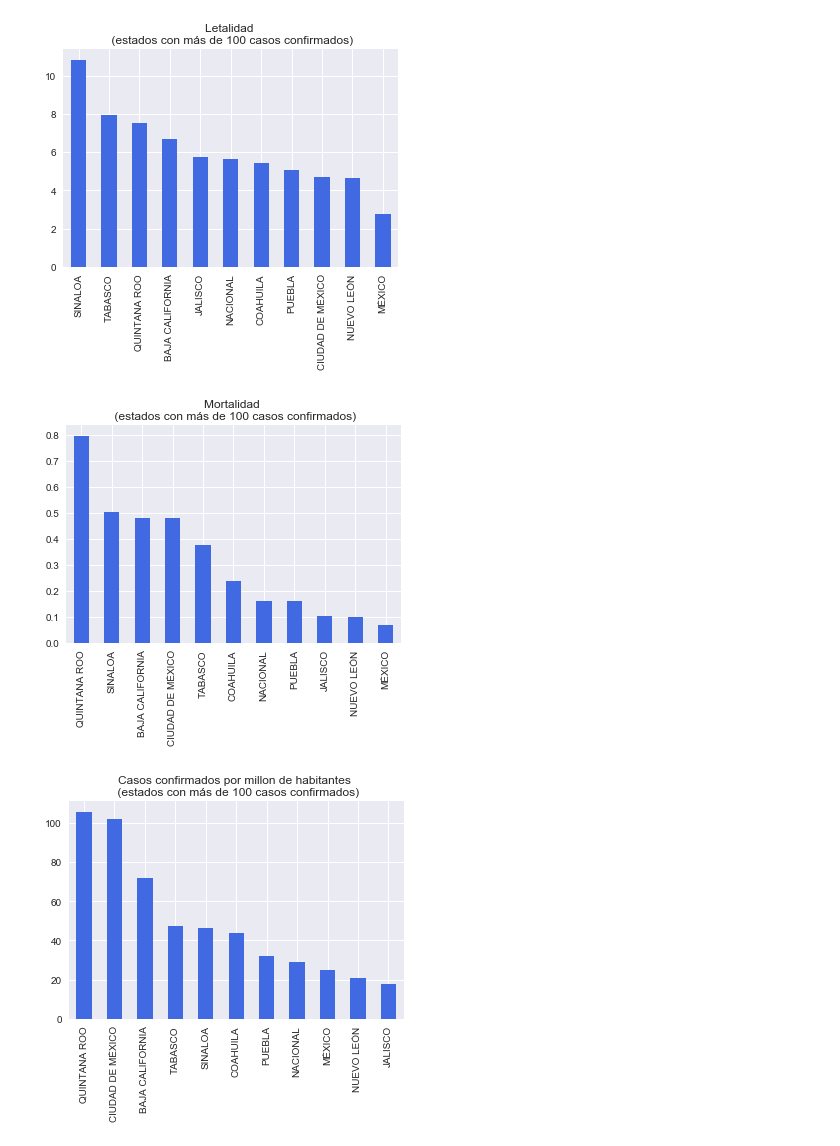
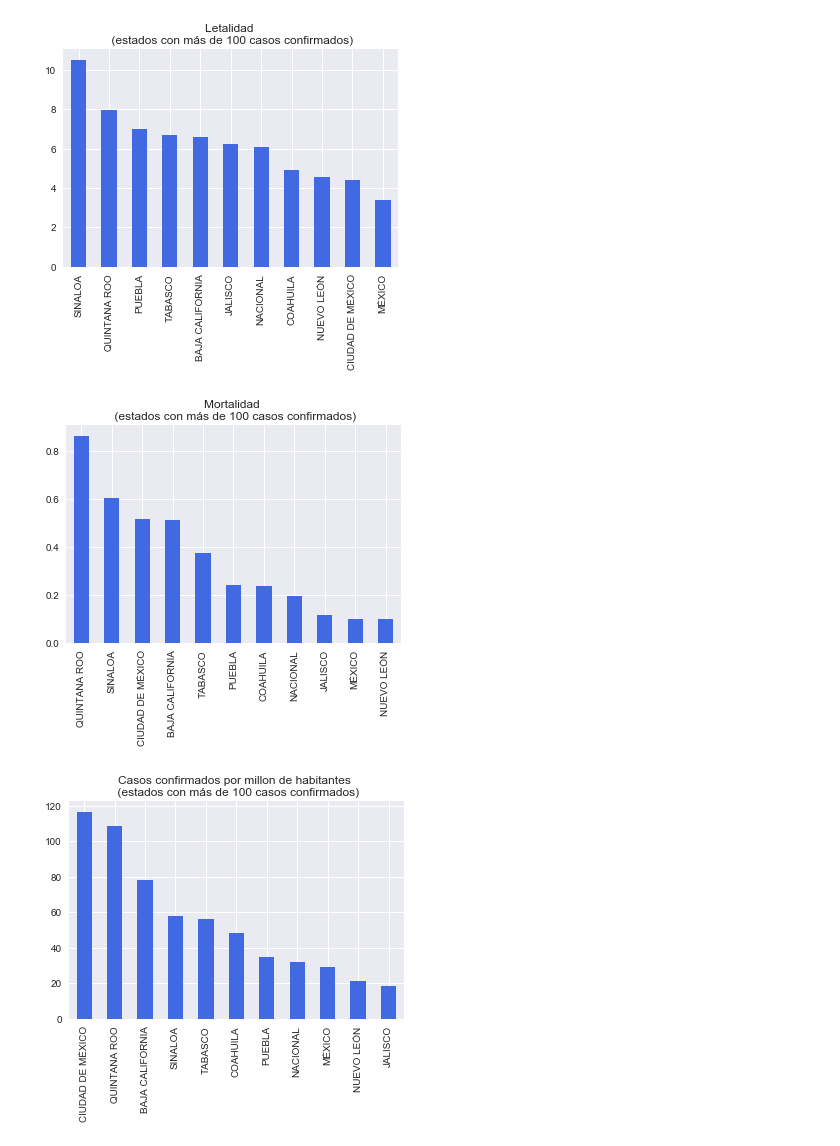
Before and after one commit to carloscerlira/COVIDMEX, a Jupyter notebook: examples/histogram.ipynb, the cells around one changed output. Cells and saved outputs as stored; diff of their text form; code cells hidden in the pictures.

```diff
--- a/examples/histogram.ipynb
+++ b/examples/histogram.ipynb
@@ -19,19 +19,20 @@ plt.show()
 # %%
+today = '4/10/20'
 confirmedmx = pd.read_csv('../data/time_series_confirmed_MX.csv', index_col=0)
 deathsmx = pd.read_csv('../data/time_series_deaths_MX.csv', index_col=0)
-death_rate = deathsmx['4/9/20'].div(confirmedmx['4/9/20'][confirmedmx['4/9/20'] > 100])*100
+death_rate = deathsmx[today].div(confirmedmx[today][confirmedmx[today] > 100])*100
 death_rate.dropna(inplace=True)
 death_rate.sort_values(ascending=False, inplace=True)
 death_rate.plot.bar(color='royalblue')
 plt.title('Letalidad \n (estados con más de 100 casos confirmados)')
 plt.xlabel('')
 plt.show()
 # %% [output]
-[figure, old version]
+[figure, new version]
 # %%
 populationmx = pd.read_csv('../data/population_MX.csv', index_col=0)
 populationmx = populationmx['Población']
-death_rate = deathsmx['4/9/20'][confirmedmx['4/9/20']>100].div(populationmx)*100000
+death_rate = deathsmx[today][confirmedmx[today]>100].div(populationmx)*100000
 death_rate.dropna(inplace=True)
 death_rate.sort_values(ascending=False, inplace=True)
 death_rate.plot.bar(color='royalblue')
@@ -39,9 +40,9 @@ plt.title('Mortalidad \n (estados con más de 100 casos confirmados)')
 plt.xlabel('')
 plt.show()
 # %% [output]
-[figure, old version]
+[figure, new version]
 # %%
-infected = confirmedmx['4/9/20'][confirmedmx['4/9/20'] > 100].div(populationmx)*1000000
+infected = confirmedmx[today][confirmedmx[today] > 100].div(populationmx)*1000000
 infected.dropna(inplace=True)
 infected.sort_values(ascending=False, inplace=True)
 infected.plot.bar(color='royalblue')
@@ -49,4 +50,4 @@ plt.title('Casos confirmados por millon de habitantes \n (estados con más de 10
 plt.xlabel('')
 plt.show()
 # %% [output]
-[figure, old version]
+[figure, new version]
```
Also changed, not shown: parts of 1 cell of this notebook, 13 other files.
